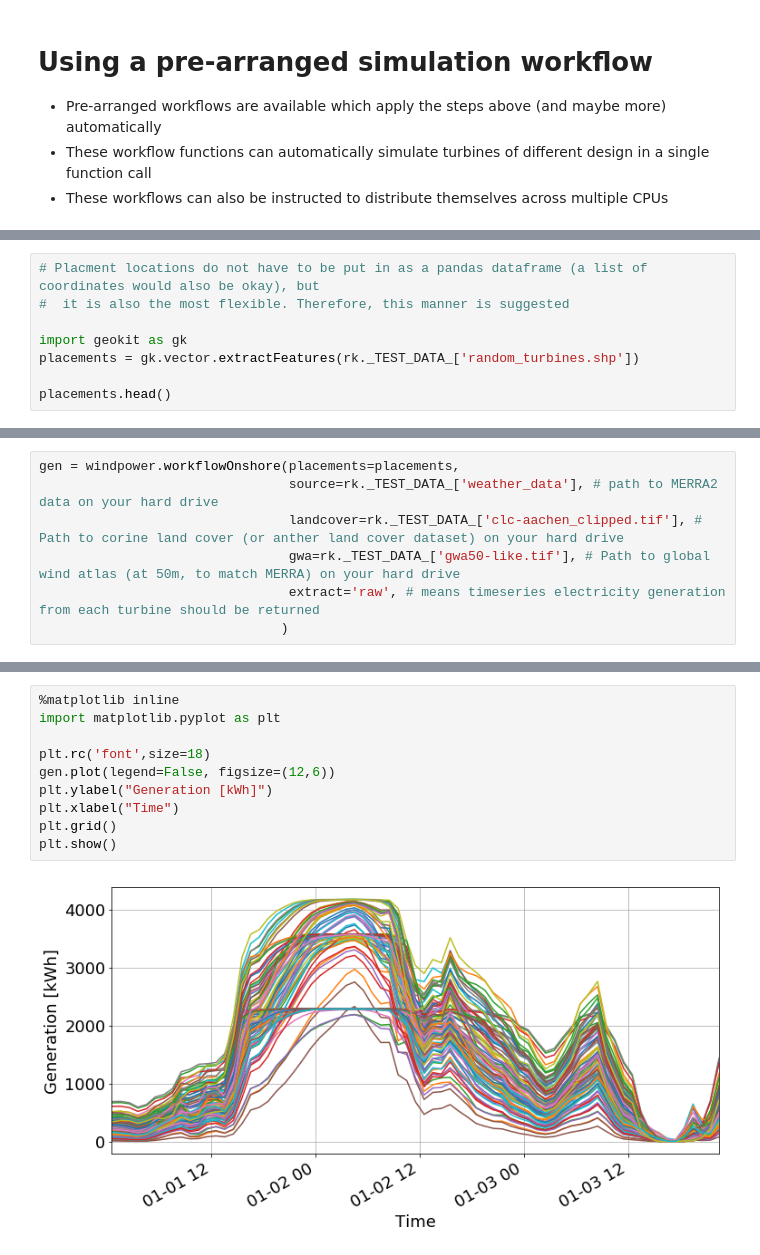
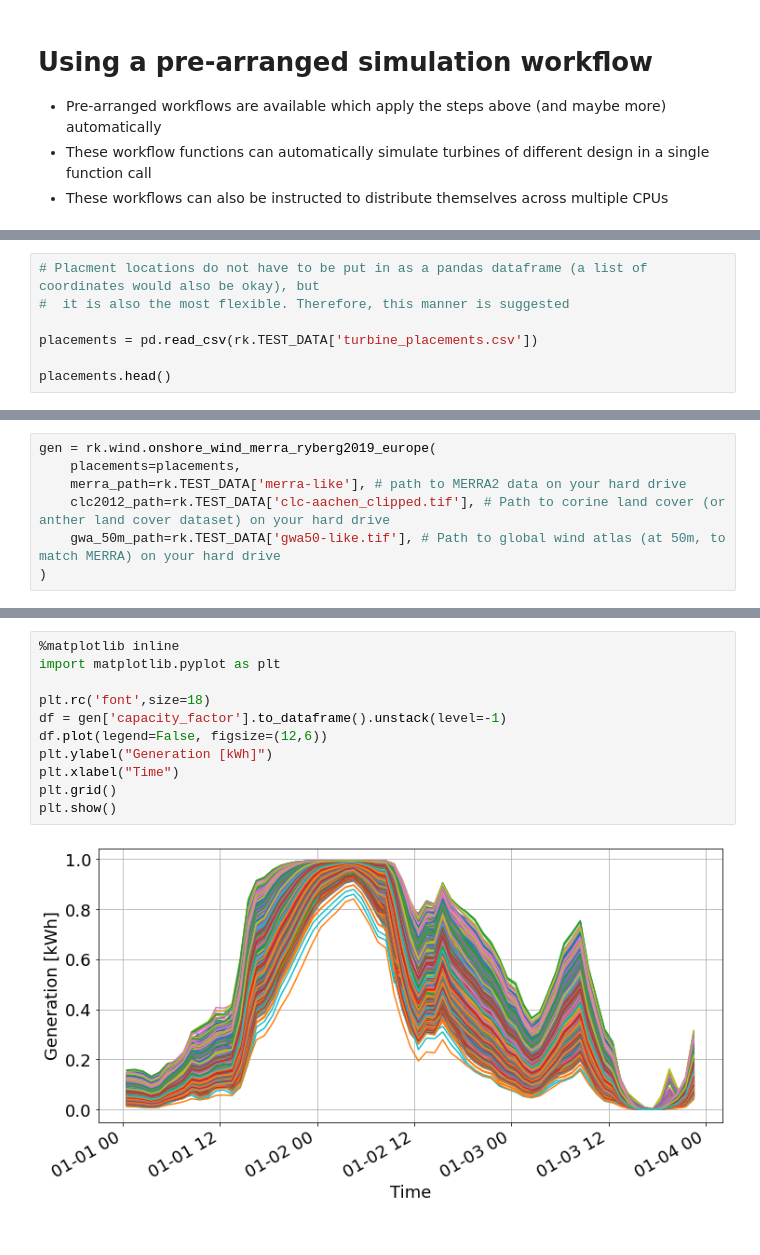
Before and after one commit to FZJ-IEK3-VSA/RESKit, a Jupyter notebook: examples/3.05c-WindPower-Automated_Turbine_Simulation_Workflow.ipynb, the cells around one changed output, grey strips where cells are left out. Saved outputs shown, nothing was run; the diff lists cells and outputs as text.

Commit message:
Updated weather, econ, and wind examples

```diff
--- a/examples/3.05c-WindPower-Automated_Turbine_Simulation_Workflow.ipynb
+++ b/examples/3.05c-WindPower-Automated_Turbine_Simulation_Workflow.ipynb
@@ -10,8 +10,7 @@ from reskit import windpower
 # Placment locations do not have to be put in as a pandas dataframe (a list of coordinates would also be okay), but
 #  it is also the most flexible. Therefore, this manner is suggested
 
-import geokit as gk
-placements = gk.vector.extractFeatures(rk._TEST_DATA_['random_turbines.shp'])
+placements = pd.read_csv(rk.TEST_DATA['turbine_placements.csv'])
 
 placements.head()
 # %% [output]
@@ -24,7 +23,7 @@ placements.head()
 # %%
-gen = windpower.workflowOnshore(placements=placements,
-                                source=rk._TEST_DATA_['weather_data'], # path to MERRA2 data on your hard drive
-                                landcover=rk._TEST_DATA_['clc-aachen_clipped.tif'], # Path to corine land cover (or anther land cover dataset) on your hard drive
-                                gwa=rk._TEST_DATA_['gwa50-like.tif'], # Path to global wind atlas (at 50m, to match MERRA) on your hard drive
-                                extract='raw', # means timeseries electricity generation from each turbine should be returned
-                               )
+gen = rk.wind.onshore_wind_merra_ryberg2019_europe(
+    placements=placements,
+    merra_path=rk.TEST_DATA['merra-like'], # path to MERRA2 data on your hard drive
+    clc2012_path=rk.TEST_DATA['clc-aachen_clipped.tif'], # Path to corine land cover (or anther land cover dataset) on your hard drive
+    gwa_50m_path=rk.TEST_DATA['gwa50-like.tif'], # Path to global wind atlas (at 50m, to match MERRA) on your hard drive
+)
@@ -59,12 +86,13 @@ gen.head()
 # %%
 %matplotlib inline
 import matplotlib.pyplot as plt
 
 plt.rc('font',size=18)
-gen.plot(legend=False, figsize=(12,6))
+df = gen['capacity_factor'].to_dataframe().unstack(level=-1)
+df.plot(legend=False, figsize=(12,6))
 plt.ylabel("Generation [kWh]")
 plt.xlabel("Time")
 plt.grid()
 plt.show()
 # %% [output]
-[figure, old version]
+[figure, new version]
```
Also changed, not shown: parts of 6 cells of this notebook, 9 other files.
